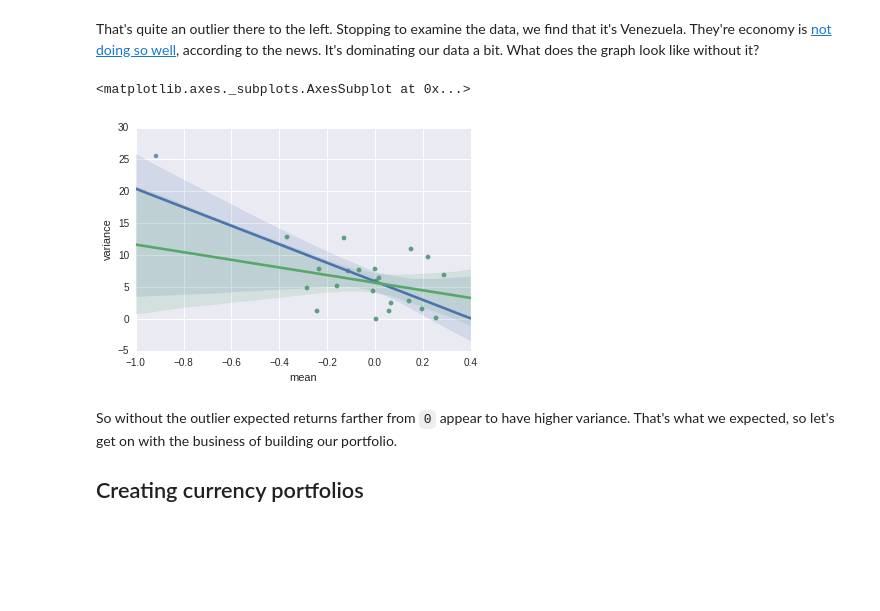
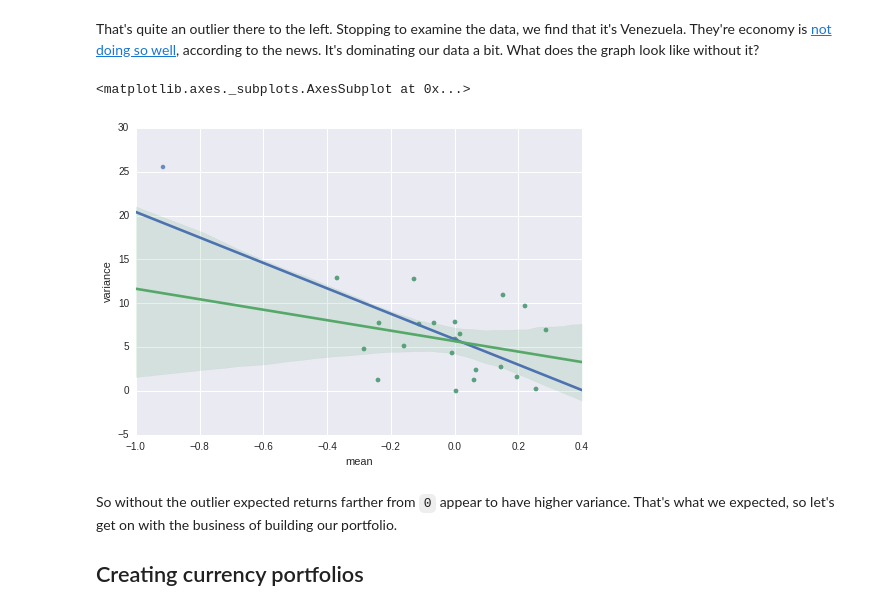
Before and after one commit to yhat/currency-portfolio-optimization, a Jupyter notebook: Currency Portfolio Optimization.ipynb, the cells around one changed output. Cells and saved outputs as stored; diff of their text form; code cells hidden in the pictures; blank space fills up the shorter version.

```diff
--- a/Currency Portfolio Optimization.ipynb
+++ b/Currency Portfolio Optimization.ipynb
@@ -176,11 +176,11 @@ seaborn.regplot('mean', 'variance', exp_returns)
 That's quite an outlier there to the left. Stopping to examine the data, we find that it's Venezuela. They're economy is [not doing so well](http://www.reuters.com/article/2014/12/30/venezuela-economy-idUSL1N0UE1FY20141230), according to the news. It's dominating our data a bit. What does the graph look like without it?
 # %%
 exp_returns_without_ve = exp_returns[exp_returns.index != 'RXI_N.M.VE']
-seaborn.regplot('mean', 'variance', exp_returns)
+seaborn.regplot('mean', 'variance', exp_returns, ci=None)
 seaborn.regplot('mean', 'variance', exp_returns_without_ve)
 # %% [output]
 <matplotlib.axes._subplots.AxesSubplot at 0x...>
-[figure, old version]
+[figure, new version]
 # %% [markdown]
 So without the outlier expected returns farther from `0` appear to have higher variance. That's what we expected, so let's get on with the business of building our portfolio.
 
```
Also changed, not shown: parts of 5 cells of this notebook, 1 other file.
